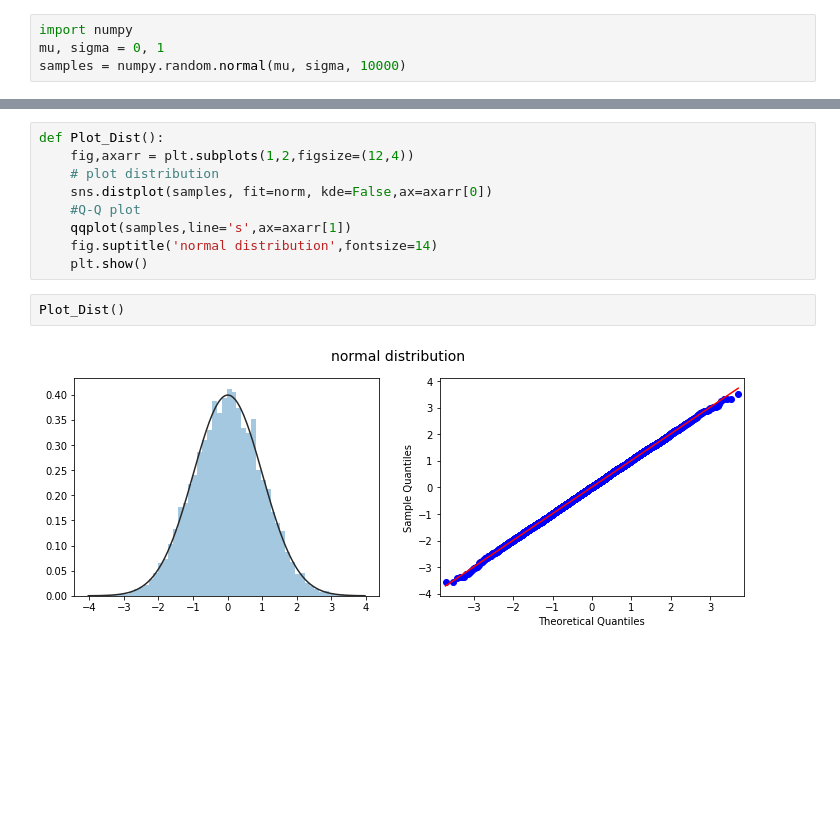
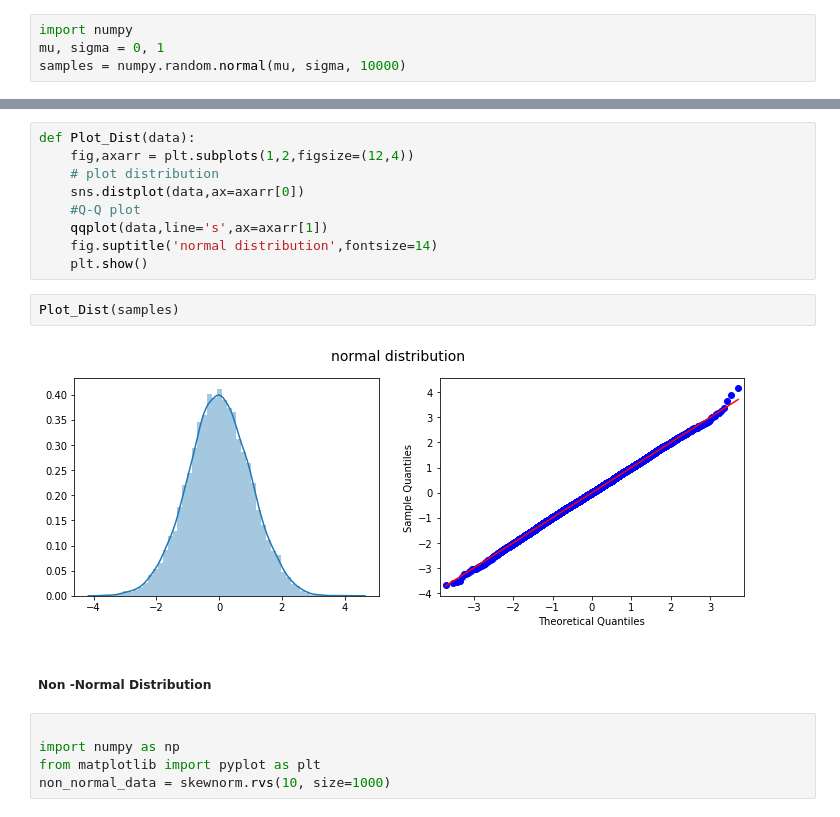
Before and after one commit to rambabusure/seabornexamples, a Jupyter notebook: JupyterNotebooks/Q-QPlot.ipynb, the cells around one changed output, grey strips where cells are left out. Cells and saved outputs as stored; diff of their text form; blank space fills up the shorter version.

Commit message:
Add files via upload
added non normal distribution

```diff
--- a/JupyterNotebooks/Q-QPlot.ipynb
+++ b/JupyterNotebooks/Q-QPlot.ipynb
@@ -18,13 +21,20 @@ array([-2.05798859, -0.41354589,  0.00741991, ..., -0.36444369,
 # %%
-def Plot_Dist():
+def Plot_Dist(data):
     fig,axarr = plt.subplots(1,2,figsize=(12,4))
     # plot distribution
-    sns.distplot(samples, fit=norm, kde=False,ax=axarr[0])
+    sns.distplot(data,ax=axarr[0])
     #Q-Q plot
-    qqplot(samples,line='s',ax=axarr[1])
+    qqplot(data,line='s',ax=axarr[1])
     fig.suptitle('normal distribution',fontsize=14)
     plt.show()
 # %%
-Plot_Dist()
+Plot_Dist(samples)
 # %% [output]
-[figure, old version]
+[figure, new version]
+# %% [markdown]
+##### Non -Normal Distribution
+# %%
+
+import numpy as np
+from matplotlib import pyplot as plt
+non_normal_data = skewnorm.rvs(10, size=1000)
```
Also changed, not shown: parts of 4 cells of this notebook.
